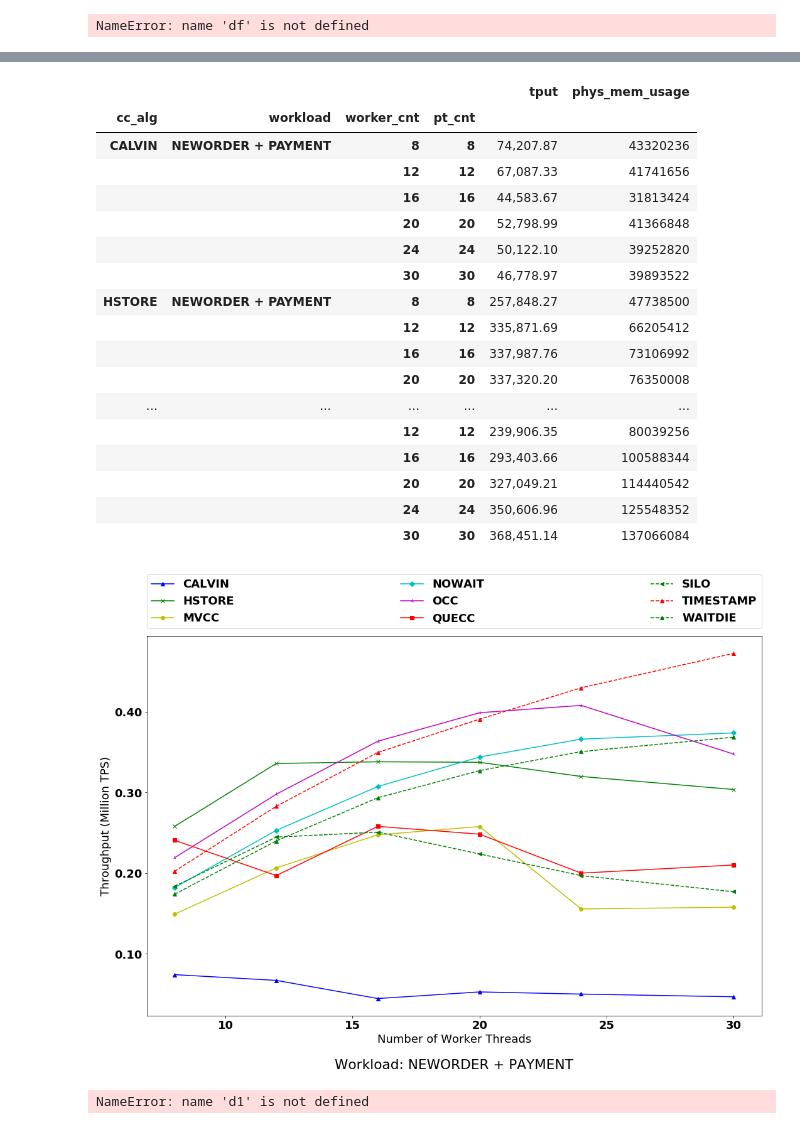
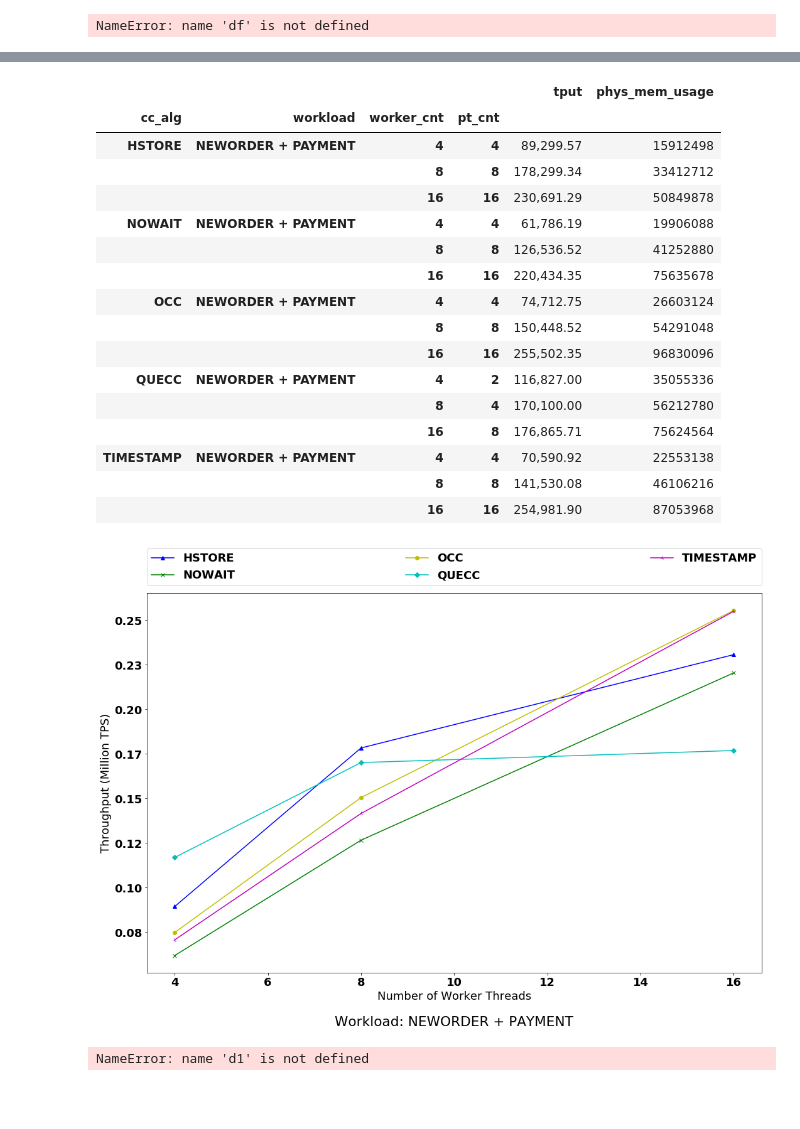
Before and after one commit to qadahtm/deneva, a Jupyter notebook: pynb/QueCC.ipynb, the cells around one changed output, grey strips where cells are left out. Cells and saved outputs as stored; diff of their text form; code cells hidden in the pictures; blank space fills up the shorter version.

```diff
--- a/pynb/QueCC.ipynb
+++ b/pynb/QueCC.ipynb
@@ -626,6 +626,13 @@ df_tpcc_neworder_50 = pd.concat([pd.DataFrame(parse_directory(tpcc_neworder_50_q
 tpcc_neworder_only = "/Users/qadahtm/Dev/halstead/deneva_project/deneva/exp_results/all_neworder_tpcc_mpt_o3"
 df_tpcc_neworder_only = pd.DataFrame(parse_directory(tpcc_neworder_only))
 
+tpcc_d15_mix50 = "/Users/qadahtm/Dev/halstead/deneva_project/deneva/exp_results/tpcc_d15_mix50"
+tpcc_d15_mix50_quecc = "/Users/qadahtm/Dev/halstead/deneva_project/deneva/exp_results/tpcc_d15_mix50_quecc"
+df_tmp = pd.DataFrame(parse_directory(tpcc_d15_mix50))
+df_tmp = df_tmp[df_tmp.cc_alg != 'QUECC']
+df_tpcc_d15_mix50 = pd.concat([df_tmp,
+                                 pd.DataFrame(parse_directory(tpcc_d15_mix50_quecc))]);
+
 tpcc_neworder_only_quecc = "/Users/qadahtm/Dev/halstead/deneva_project/deneva/exp_results/all_neworder_tpcc_mpt_quecc"
 df_tpcc_neworder_only_quecc = pd.DataFrame(parse_directory(tpcc_neworder_only_quecc))
 
@@ -638,6 +645,9 @@ df_tpcc_neworder_only_quecc['workload'] = "NEWORDER_ONLY"
 del df_tpcc_neworder_50['commit_strategy']
 df_tpcc_neworder_50['workload'] = "NEWORDER + PAYMENT"
 
+del df_tpcc_d15_mix50['commit_strategy']
+df_tpcc_d15_mix50['workload'] = "NEWORDER + PAYMENT"
+
 # del df_ycsb_wl['commit_strategy']
 # df_ycsb_wl['workload'] = "YCSB"
 
@@ -648,6 +658,9 @@ grouped_tpcc_neworder_only = df_tpcc_neworder_only.groupby(['cc_alg','workload',
 grouped_tpcc_neworder_only_quecc = df_tpcc_neworder_only_quecc.groupby(['cc_alg','workload','worker_cnt','pt_cnt']).agg(agg_req)
 
 grouped_tpcc_neworder_50 = df_tpcc_neworder_50.groupby(['cc_alg','workload','worker_cnt','pt_cnt']).agg(agg_req)
+
+
+grouped_tpcc_d15_mix15 = df_tpcc_d15_mix50.groupby(['cc_alg','workload','worker_cnt','pt_cnt']).agg(agg_req)
 
 
 # grouped_tpcc_neworder_only = pd.concat([grouped_tpcc_neworder_only_2, grouped_tpcc_neworder_only_quecc])
@@ -670,8 +683,9 @@ pd.options.display.float_format = '{:,.2f}'.format
 grouped_f = []
 # grouped_f = grouped_tpcc_payment_only
 # grouped_f = grouped_tpcc_neworder_only
-grouped_f = grouped_tpcc_neworder_50
+# grouped_f = grouped_tpcc_neworder_50
 # grouped_f = grouped_ycsb_wl
+grouped_f = grouped_tpcc_d15_mix15
 # print(grouped_f.loc['HSTORE','NEWORDER_ONLY'].index)
 dff = pd.concat([df_tpcc_payment_only,df_tpcc_neworder_only])
 
@@ -787,24 +797,23 @@ WAITDIE
 NEWORDER + PAYMENT
 111
 |  |  |  |  | tput | phys_mem_usage |
 | cc_alg | workload | worker_cnt | pt_cnt |  |  |
-| CALVIN | NEWORDER + PAYMENT | 8 | 8 | 74,207.87 | 43320236 |
-|  |  | 12 | 12 | 67,087.33 | 41741656 |
-|  |  | 16 | 16 | 44,583.67 | 31813424 |
-|  |  | 20 | 20 | 52,798.99 | 41366848 |
-|  |  | 24 | 24 | 50,122.10 | 39252820 |
-|  |  | 30 | 30 | 46,778.97 | 39893522 |
-| HSTORE | NEWORDER + PAYMENT | 8 | 8 | 257,848.27 | 47738500 |
-|  |  | 12 | 12 | 335,871.69 | 66205412 |
-|  |  | 16 | 16 | 337,987.76 | 73106992 |
-|  |  | 20 | 20 | 337,320.20 | 76350008 |
-| ... | ... | ... | ... | ... | ... |
-|  |  | 12 | 12 | 239,906.35 | 80039256 |
-|  |  | 16 | 16 | 293,403.66 | 100588344 |
-|  |  | 20 | 20 | 327,049.21 | 114440542 |
-|  |  | 24 | 24 | 350,606.96 | 125548352 |
-|  |  | 30 | 30 | 368,451.14 | 137066084 |
+| HSTORE | NEWORDER + PAYMENT | 4 | 4 | 89,299.57 | 15912498 |
+|  |  | 8 | 8 | 178,299.34 | 33412712 |
+|  |  | 16 | 16 | 230,691.29 | 50849878 |
+| NOWAIT | NEWORDER + PAYMENT | 4 | 4 | 61,786.19 | 19906088 |
+|  |  | 8 | 8 | 126,536.52 | 41252880 |
+|  |  | 16 | 16 | 220,434.35 | 75635678 |
+| OCC | NEWORDER + PAYMENT | 4 | 4 | 74,712.75 | 26603124 |
+|  |  | 8 | 8 | 150,448.52 | 54291048 |
+|  |  | 16 | 16 | 255,502.35 | 96830096 |
+| QUECC | NEWORDER + PAYMENT | 4 | 2 | 116,827.00 | 35055336 |
+|  |  | 8 | 4 | 170,100.00 | 56212780 |
+|  |  | 16 | 8 | 176,865.71 | 75624564 |
+| TIMESTAMP | NEWORDER + PAYMENT | 4 | 4 | 70,590.92 | 22553138 |
+|  |  | 8 | 8 | 141,530.08 | 46106216 |
+|  |  | 16 | 16 | 254,981.90 | 87053968 |
-[figure, old version]
+[figure, new version]
 # %%
 ### d1 = "/Users/qadahtm/Dev/halstead/deneva_project/deneva/exp_results/normal_mode_withdb_simple_eagersplit_zt0_zt6_zt9_tdg_commit"
 d2 = "/Users/qadahtm/Dev/halstead/deneva_project/deneva/exp_results/normal_mode_withdb_simple_eagersplit_zt95_zt99_tdg_commit"
```
Also changed, not shown: parts of 7 cells of this notebook, 13 other files.
